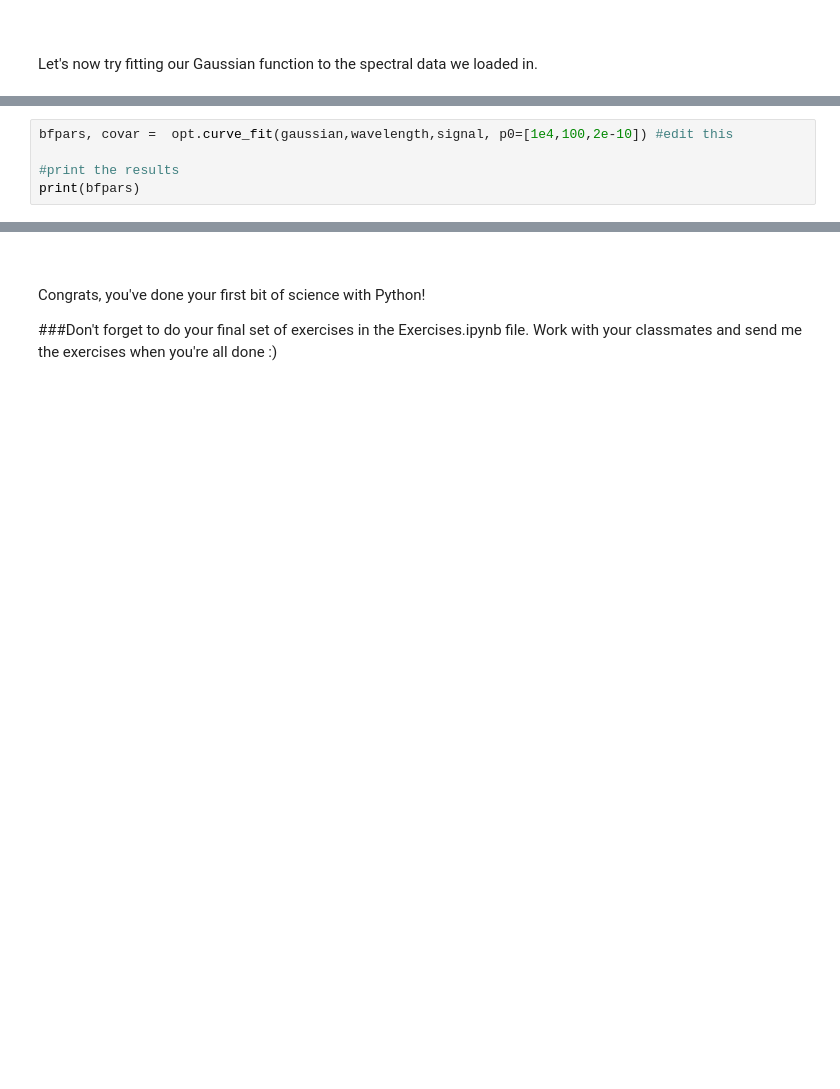
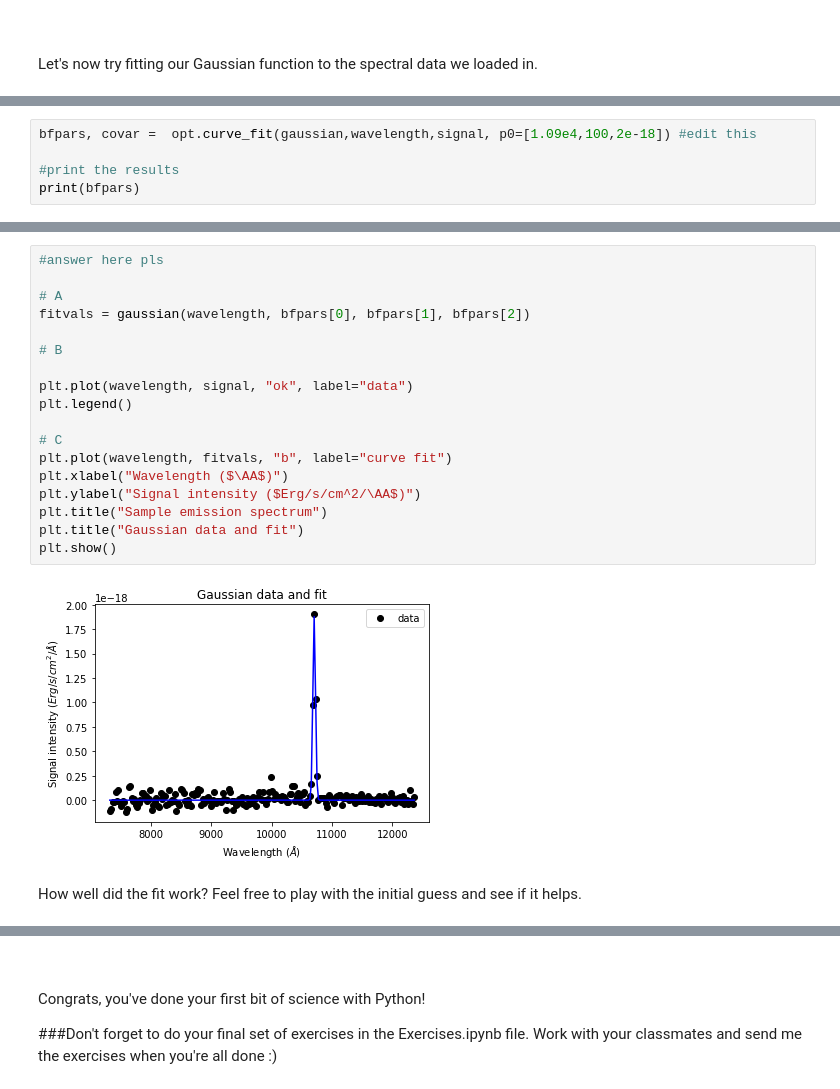
Before and after one commit to hrhasson/python-crash-course, a Jupyter notebook: Intro_to_Python/Solutions/Day3_solutions.ipynb, the cells around one changed output, grey strips where cells are left out. Cells and saved outputs as stored; diff of their text form; blank space fills up the shorter version.

```diff
--- a/Intro_to_Python/Solutions/Day3_solutions.ipynb
+++ b/Intro_to_Python/Solutions/Day3_solutions.ipynb
@@ -221,5 +223,5 @@ Let's now try fitting our Gaussian function to the spectral data we loaded in.
 # %%
-bfpars, covar =  opt.curve_fit(gaussian,wavelength,signal, p0=[1e4,100,2e-10]) #edit this
+bfpars, covar =  opt.curve_fit(gaussian,wavelength,signal, p0=[1.09e4,100,2e-18]) #edit this
 
 #print the results
 print(bfpars)
@@ -297,0 +239,22 @@ plt.show()
+# %%
+#answer here pls
+
+# A
+fitvals = gaussian(wavelength, bfpars[0], bfpars[1], bfpars[2])
+
+# B
+
+plt.plot(wavelength, signal, "ok", label="data")
+plt.legend()
+
+# C
+plt.plot(wavelength, fitvals, "b", label="curve fit")
+plt.xlabel("Wavelength ($\AA$)")
+plt.ylabel("Signal intensity ($Erg/s/cm^2/\AA$)")
+plt.title("Sample emission spectrum")
+plt.title("Gaussian data and fit")
+plt.show()
+# %% [output]
+[figure, added]
+# %% [markdown]
+How well did the fit work? Feel free to play with the initial guess and see if it helps.
```
Also changed, not shown: parts of 45 cells of this notebook, 5 other files.
